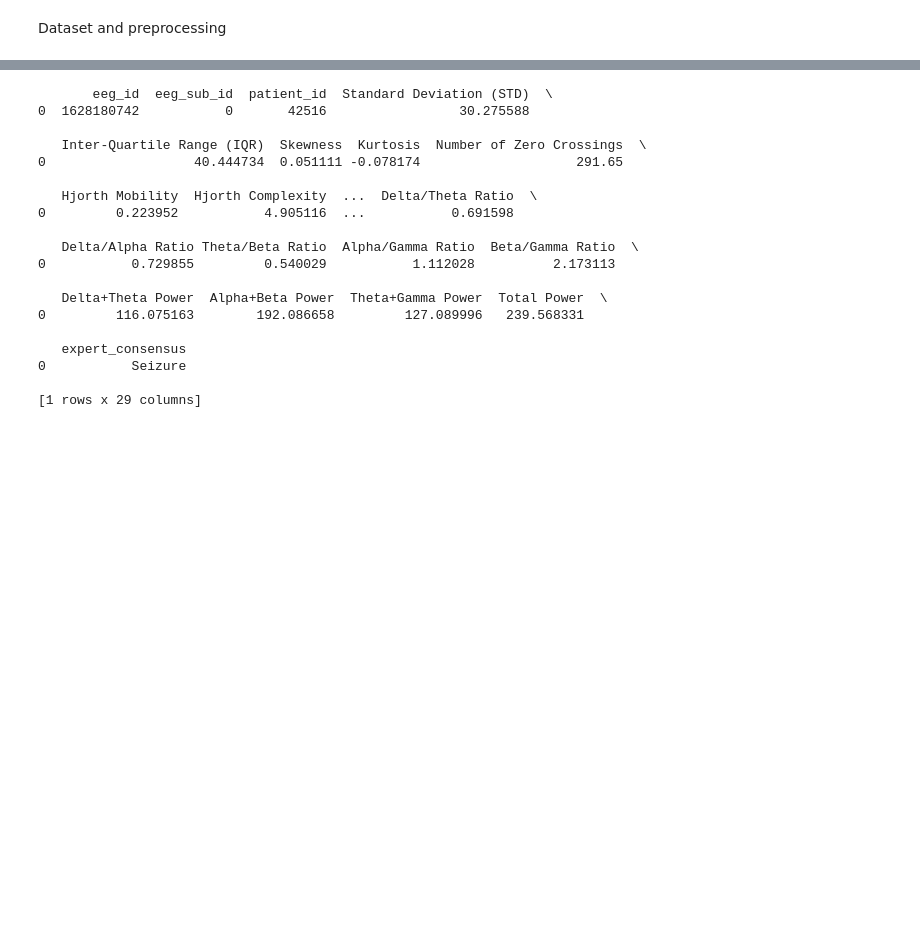
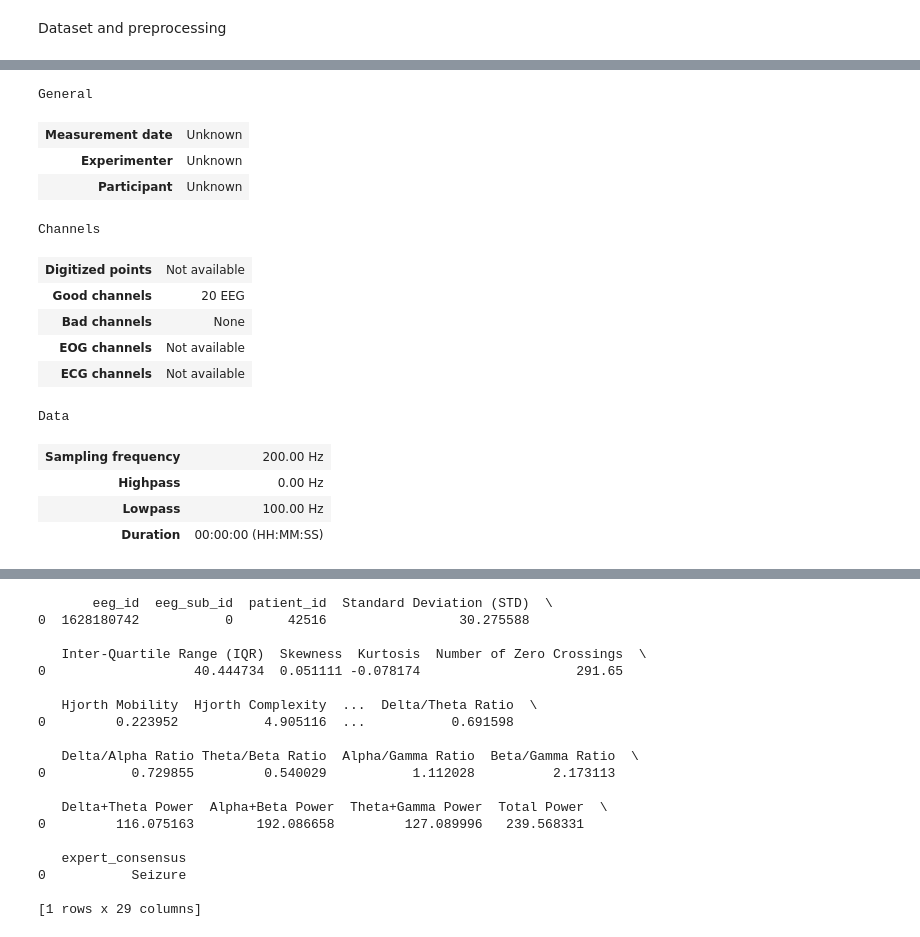
Before and after one commit to uddhavp22/Kaggle-Harmful-Brain-Activity-Classification, a Jupyter notebook: kaggle-hms-mamba.ipynb, the cells around one changed output, grey strips where cells are left out. Saved outputs shown, nothing was run; the diff lists cells and outputs as text; code cells hidden in the pictures; blank space fills up the shorter version.

```diff
--- a/kaggle-hms-mamba.ipynb
+++ b/kaggle-hms-mamba.ipynb
@@ -141,8 +131,8 @@ def get_power_bands(new_raw,tmin,tmax):
 
         # Compute the PSD for the filtered data using the Welch method
         sfreq = raw.info['sfreq']
-
-        spectrum = band_data.compute_psd(method='welch', fmin=l_freq, fmax=np.inf,picks='eeg',verbose=False)
+        fmax = min(h_freq if h_freq is not None else sfreq / 2, sfreq / 2)
+        spectrum = band_data.compute_psd(method='welch', fmin=l_freq, fmax=fmax,picks='eeg',verbose=False)
 
         psd=spectrum.get_data()
         # Integrate the PSD over the frequencies of interest to get the absolute power for each band
@@ -178,9 +168,9 @@ def get_power_bands(new_raw,tmin,tmax):
 # %%
 
 
-def extract_features(surrogate_segment, segment_info,tmin,tmax):
+def extract_features(segment, segment_info,tmin,tmax):
     features = []
-    eeg_data = np.real(surrogate_segment)
+    eeg_data = np.real(segment.get_data())
     new_raw = mne.io.RawArray(eeg_data, segment_info)
 
 
@@ -307,0 +330,18 @@ ValueError: No frequencies found between fmin=0.5 and fmax=inf
+# %%
+segment
+# %% [output]
+General
+| Measurement date | Unknown |
+| Experimenter | Unknown |
+| Participant | Unknown |
+Channels
+| Digitized points | Not available |
+| Good channels | 20 EEG |
+| Bad channels | None |
+| EOG channels | Not available |
+| ECG channels | Not available |
+Data
+| Sampling frequency | 200.00 Hz |
+| Highpass | 0.00 Hz |
+| Lowpass | 100.00 Hz |
+| Duration | 00:00:00 (HH:MM:SS) |
```
Also changed, not shown: parts of 4 cells of this notebook.
